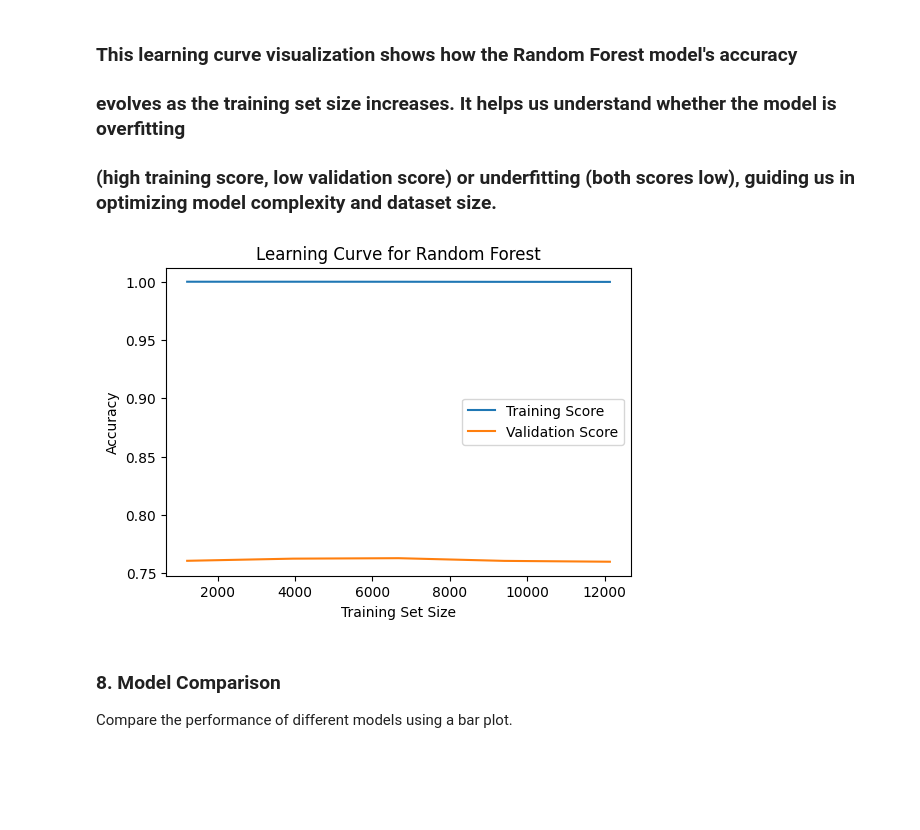
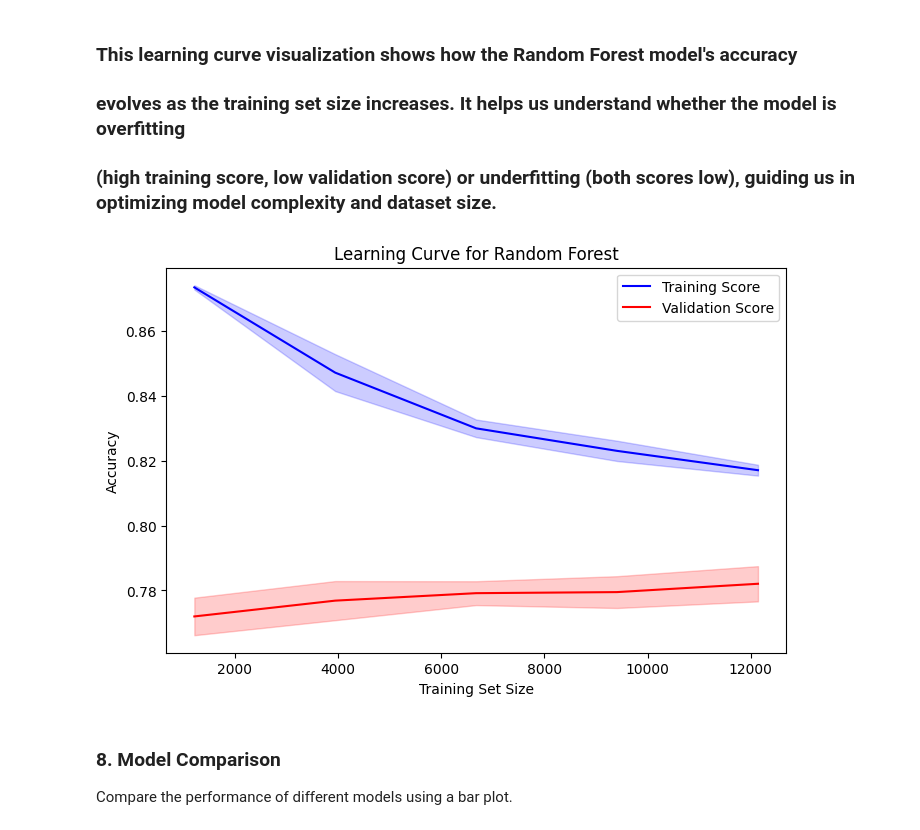
Before and after one commit to Gulcan82/Data_science_job_data_set, a Jupyter notebook: data_science.ipynb, the cells around one changed output. Cells and saved outputs as stored; diff of their text form; code cells hidden in the pictures; blank space fills up the shorter version.

```diff
--- a/data_science.ipynb
+++ b/data_science.ipynb
@@ -829,18 +884,26 @@ plt.show()
 ### 3. Precision-Recall Curve
 The precision-recall curve is useful for imbalanced datasets. It shows the trade-off between precision and recall for different classification thresholds.
 # %%
+from sklearn.svm import SVC
 from sklearn.metrics import precision_recall_curve
+import matplotlib.pyplot as plt
 
-# Example for SVM
-y_pred_proba_svm = svm.predict_proba(X_test)[:, 1]  # Probability of class 1
+# SVM mit probability=True definieren
+svm = SVC(probability=True, random_state=42)
+svm.fit(X_train, y_train)
+
+# Vorhersagen mit Wahrscheinlichkeiten
+y_pred_proba_svm = svm.predict_proba(X_test)[:, 1]
+
+# Precision-Recall-Kurve berechnen
 precision, recall, thresholds = precision_recall_curve(y_test, y_pred_proba_svm)
 
-# Plot Precision-Recall curve
+# Precision-Recall-Kurve plotten
 plt.figure(figsize=(6, 4))
-plt.plot(recall, precision, label='SVM')
+plt.plot(recall, precision, label='SVM', color='red')
 plt.xlabel('Recall')
 plt.ylabel('Precision')
-plt.title('Precision-Recall Curve')
+plt.title('Precision-Recall Curve for SVM')
 plt.legend()
 plt.show()
 # %% [output]
@@ -906,22 +991,36 @@ A learning curve shows how the model's performance (e.g., accuracy or loss) chan
 ### evolves as the training set size increases. It helps us understand whether the model is **overfitting**
 ### (high training score, low validation score) or **underfitting** (both scores low), guiding us in optimizing model complexity and dataset size.
 # %%
+import numpy as np
+import matplotlib.pyplot as plt
 from sklearn.model_selection import learning_curve
 
-# Example for Random Forest
-train_sizes, train_scores, test_scores = learning_curve(rf, X_train, y_train, cv=5, scoring='accuracy')
+# Learning Curve für Random Forest
+train_sizes, train_scores, test_scores = learning_curve(
+    best_rf, X_train, y_train, cv=5, scoring='accuracy', train_sizes=np.linspace(0.1, 1.0, 5)
+)
 
-# Plot learning curve
-plt.figure(figsize=(6, 4))
-plt.plot(train_sizes, np.mean(train_scores, axis=1), label='Training Score')
-plt.plot(train_sizes, np.mean(test_scores, axis=1), label='Validation Score')
+# Mittelwerte & Standardabweichung berechnen
+train_mean = np.mean(train_scores, axis=1)
+train_std = np.std(train_scores, axis=1)
+test_mean = np.mean(test_scores, axis=1)
+test_std = np.std(test_scores, axis=1)
+
+# Plot erstellen
+plt.figure(figsize=(8, 5))
+plt.plot(train_sizes, train_mean, label='Training Score', color='blue')
+plt.fill_between(train_sizes, train_mean - train_std, train_mean + train_std, color='blue', alpha=0.2)
+plt.plot(train_sizes, test_mean, label='Validation Score', color='red')
+plt.fill_between(train_sizes, test_mean - test_std, test_mean + test_std, color='red', alpha=0.2)
+
+# Achsenbeschriftung & Titel
 plt.xlabel('Training Set Size')
 plt.ylabel('Accuracy')
 plt.title('Learning Curve for Random Forest')
 plt.legend()
 plt.show()
 # %% [output]
-[figure, old version]
+[figure, new version]
 # %% [markdown]
 ### 8. Model Comparison
 Compare the performance of different models using a bar plot.
```
Also changed, not shown: parts of 37 cells of this notebook.
